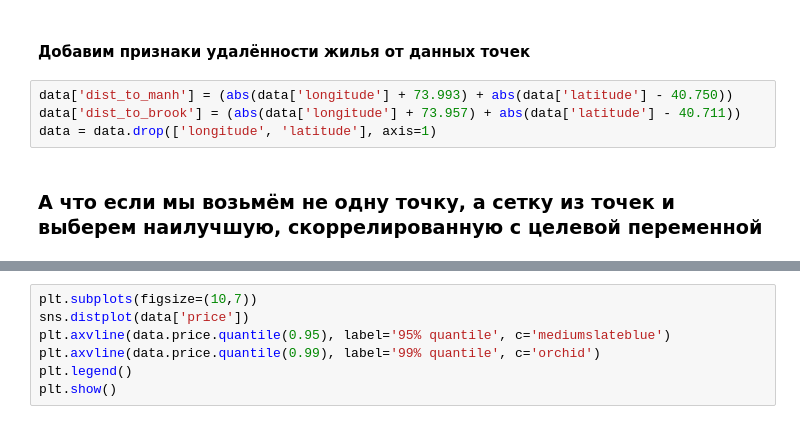
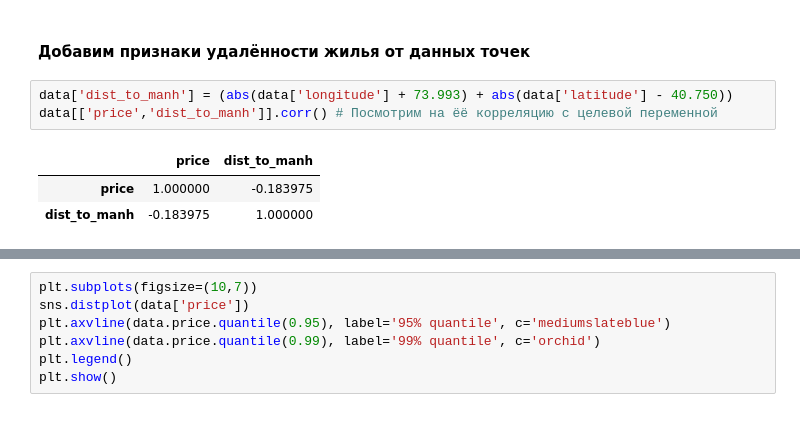
Before and after one commit to grannycola/my_projects, a Jupyter notebook: hw-5/model.ipynb, the cells around one changed output, grey strips where cells are left out. Cells and saved outputs as stored; diff of their text form.

```diff
--- a/hw-5/model.ipynb
+++ b/hw-5/model.ipynb
@@ -60,7 +61,8 @@ sns.heatmap(abs(data.corr()), annot=True)
  #### Добавим признаки удалённости жилья от данных точек
 # %%
 data['dist_to_manh'] = (abs(data['longitude'] + 73.993) + abs(data['latitude'] - 40.750))
-data['dist_to_brook'] = (abs(data['longitude'] + 73.957) + abs(data['latitude'] - 40.711))
-data = data.drop(['longitude', 'latitude'], axis=1)
+data[['price','dist_to_manh']].corr() # Посмотрим на ёё корреляцию с целевой переменной
+# %% [output]
+|  | price | dist_to_manh |
+| price | 1.000000 | -0.183975 |
+| dist_to_manh | -0.183975 | 1.000000 |
-# %% [markdown]
-### А что если мы возьмём не одну точку, а сетку из точек и выберем наилучшую, скоррелированную с целевой переменной
```
Also changed, not shown: parts of 9 cells of this notebook.
